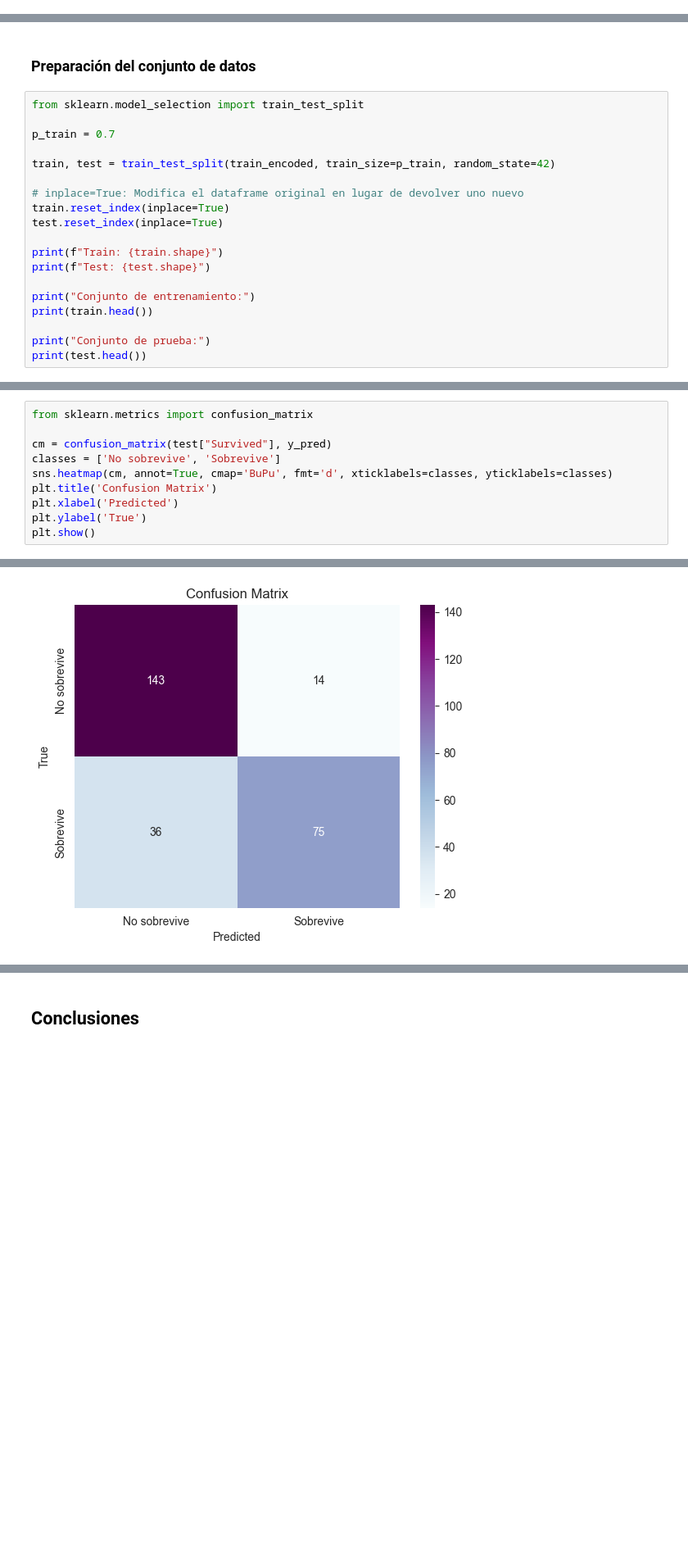
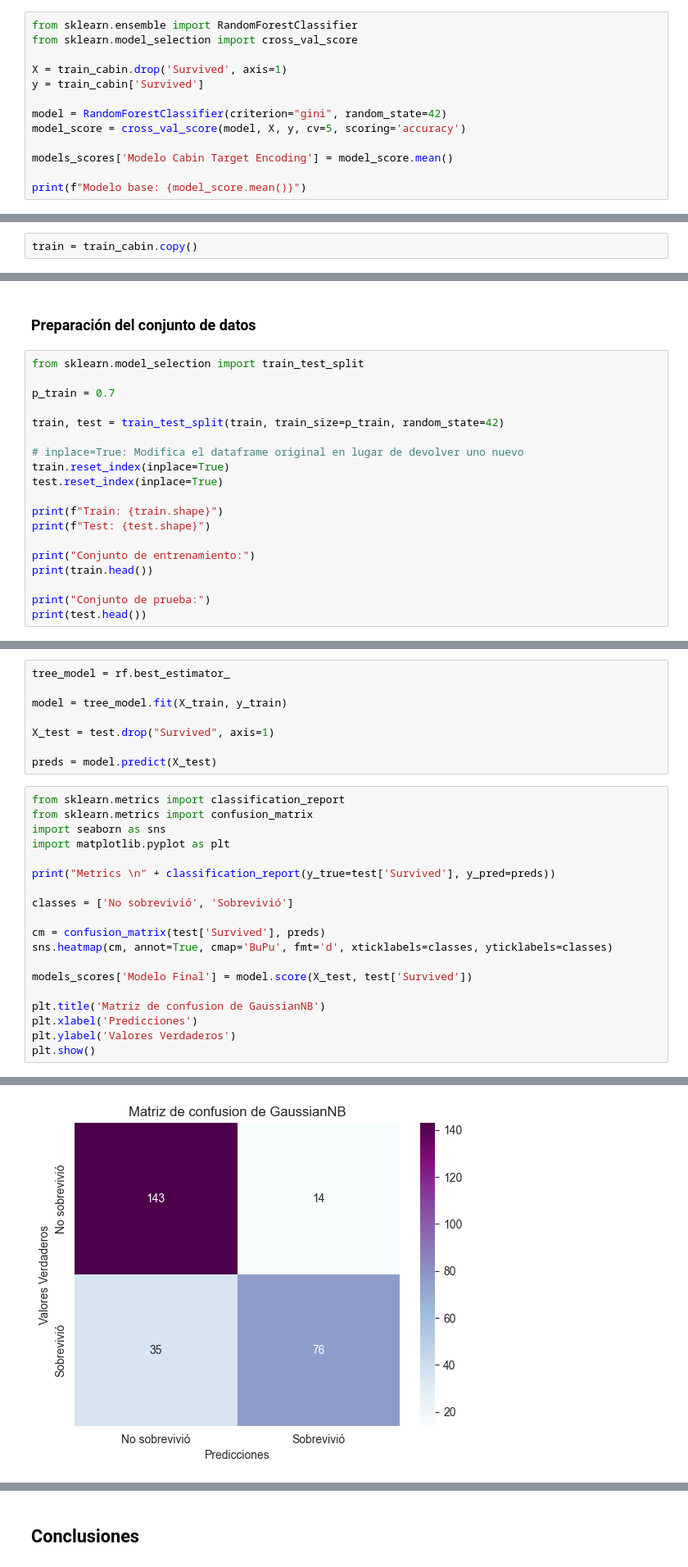
Before and after one commit to a21lofese/PIA, a Jupyter notebook: Titanic/Ejercicio1.ipynb, the cells around one changed output, grey strips where cells are left out. Shown at 82% size. Cells and saved outputs as stored; diff of their text form; blank space fills up the shorter version.

```diff
--- a/Titanic/Ejercicio1.ipynb
+++ b/Titanic/Ejercicio1.ipynb
@@ -159,0 +549,13 @@ Con esta información podemos ver si hay alguna relación entre las característ
+# %%
+from sklearn.ensemble import RandomForestClassifier
+from sklearn.model_selection import cross_val_score
+
+X = train_cabin.drop('Survived', axis=1)
+y = train_cabin['Survived']
+
+model = RandomForestClassifier(criterion="gini", random_state=42)
+model_score = cross_val_score(model, X, y, cv=5, scoring='accuracy')
+
+models_scores['Modelo Cabin Target Encoding'] = model_score.mean()
+
+print(f"Modelo base: {model_score.mean()}")
@@ -159,0 +566,2 @@ Con esta información podemos ver si hay alguna relación entre las característ
+# %%
+train = train_cabin.copy()
@@ -164,7 +583,7 @@ from sklearn.model_selection import train_test_split
 
 p_train = 0.7
 
-train, test = train_test_split(train_encoded, train_size=p_train, random_state=42)
+train, test = train_test_split(train, train_size=p_train, random_state=42)
 
 # inplace=True: Modifica el dataframe original en lugar de devolver uno nuevo
 train.reset_index(inplace=True)
@@ -267,11 +641,28 @@ Precisión: 0.8134328358208955
+# %%
+tree_model = rf.best_estimator_
+
+model = tree_model.fit(X_train, y_train)
+
+X_test = test.drop("Survived", axis=1)
+
+preds = model.predict(X_test)
 # %%
+from sklearn.metrics import classification_report
 from sklearn.metrics import confusion_matrix
+import seaborn as sns
+import matplotlib.pyplot as plt
 
-cm = confusion_matrix(test["Survived"], y_pred)
-classes = ['No sobrevive', 'Sobrevive']
+print("Metrics \n" + classification_report(y_true=test['Survived'], y_pred=preds))
+
+classes = ['No sobrevivió', 'Sobrevivió']
+
+cm = confusion_matrix(test['Survived'], preds)
 sns.heatmap(cm, annot=True, cmap='BuPu', fmt='d', xticklabels=classes, yticklabels=classes)
-plt.title('Confusion Matrix')
-plt.xlabel('Predicted')
-plt.ylabel('True')
+
+models_scores['Modelo Final'] = model.score(X_test, test['Survived'])
+
+plt.title('Matriz de confusion de GaussianNB')
+plt.xlabel('Predicciones')
+plt.ylabel('Valores Verdaderos')
 plt.show()
 # %% [output]
@@ -278 +678 @@ plt.show()
-[figure, old version]
+[figure, new version]
```
Also changed, not shown: parts of 100 cells of this notebook, 4 other files.
